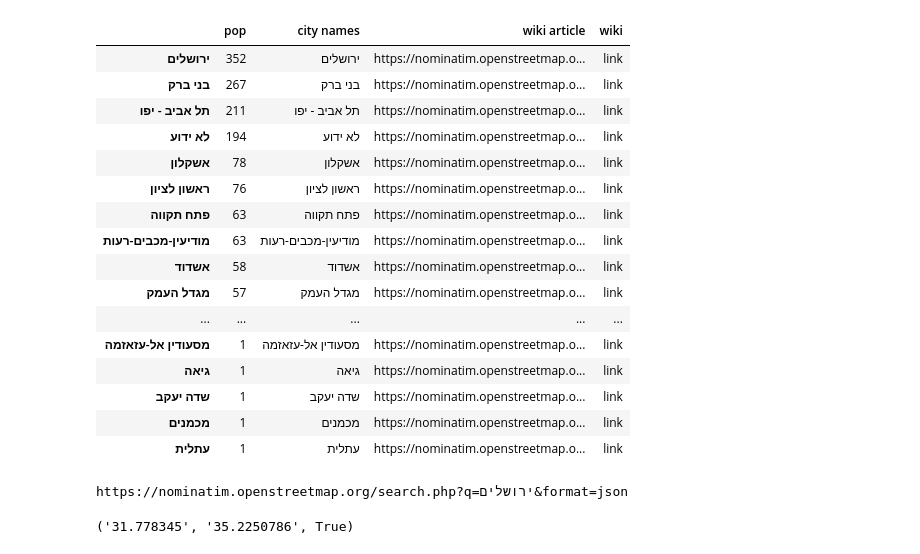
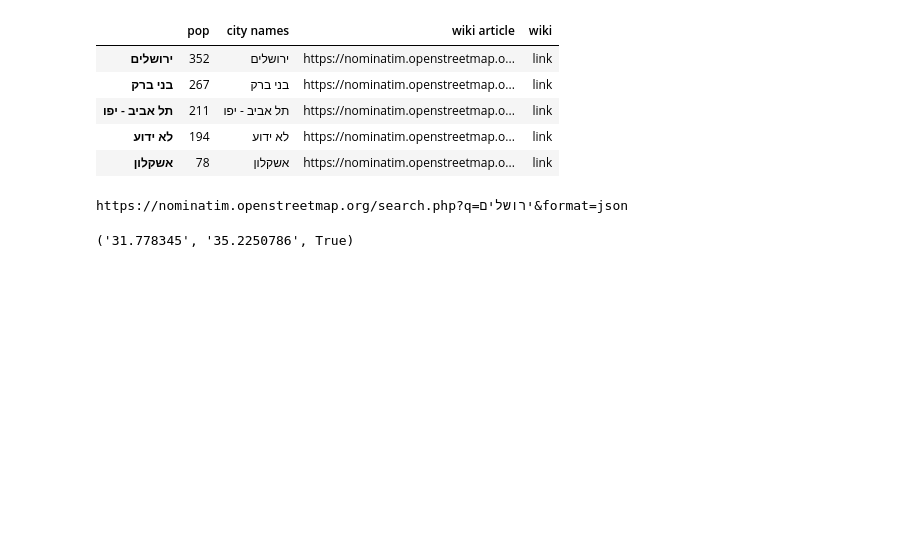
Before and after one commit to nick-armenta/coronaJupyter, a Jupyter notebook: corona cities.ipynb, the cells around one changed output. Cells and saved outputs as stored; diff of their text form; code cells hidden in the pictures; blank space fills up the shorter version.

```diff
--- a/corona cities.ipynb
+++ b/corona cities.ipynb
@@ -16,27 +16,16 @@ for part in cities_delim:
 # %%
 cities_pretty = pd.DataFrame.from_dict(dict_cities, orient='index',columns=['pop'])
 cities_pretty['city names'] = [str(i) for i in cities_pretty.index]
 cities_pretty['wiki article'] = ["""https://nominatim.openstreetmap.org/search.php?q="""+str(i)+"""&format=json""" for i in cities_pretty.index]
 cities_pretty['wiki'] = cities_pretty['wiki article'].apply(lambda x: '<a href="{0}">link</a>'.format(x))
-display(HTML(cities_pretty.sort_values(by=['pop'],ascending=False).to_html(escape=False)))
+display(HTML(cities_pretty.sort_values(by=['pop'],ascending=False).head().to_html(escape=False)))
 # %% [output]
 |  | pop | city names | wiki article | wiki |
 | ירושלים | 352 | ירושלים | https://nominatim.openstreetmap.o... | link |
 | בני ברק | 267 | בני ברק | https://nominatim.openstreetmap.o... | link |
 | תל אביב - יפו | 211 | תל אביב - יפו | https://nominatim.openstreetmap.o... | link |
 | לא ידוע | 194 | לא ידוע | https://nominatim.openstreetmap.o... | link |
 | אשקלון | 78 | אשקלון | https://nominatim.openstreetmap.o... | link |
-| ראשון לציון | 76 | ראשון לציון | https://nominatim.openstreetmap.o... | link |
-| פתח תקווה | 63 | פתח תקווה | https://nominatim.openstreetmap.o... | link |
-| מודיעין-מכבים-רעות | 63 | מודיעין-מכבים-רעות | https://nominatim.openstreetmap.o... | link |
-| אשדוד | 58 | אשדוד | https://nominatim.openstreetmap.o... | link |
-| מגדל העמק | 57 | מגדל העמק | https://nominatim.openstreetmap.o... | link |
-| ... | ... | ... | ... | ... |
-| מסעודין אל-עזאזמה | 1 | מסעודין אל-עזאזמה | https://nominatim.openstreetmap.o... | link |
-| גיאה | 1 | גיאה | https://nominatim.openstreetmap.o... | link |
-| שדה יעקב | 1 | שדה יעקב | https://nominatim.openstreetmap.o... | link |
-| מכמנים | 1 | מכמנים | https://nominatim.openstreetmap.o... | link |
-| עתלית | 1 | עתלית | https://nominatim.openstreetmap.o... | link |
 # %%
 import requests
 import json
```
Also changed, not shown: parts of 3 cells of this notebook, 3 other files.
